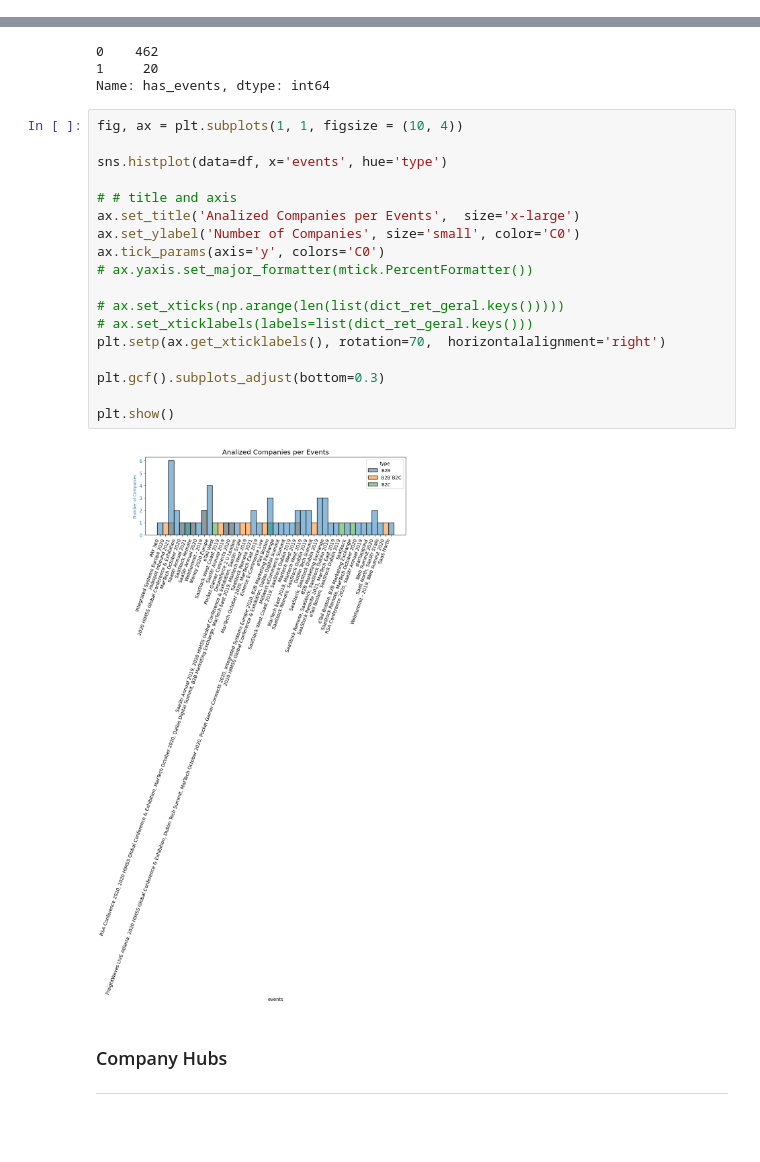
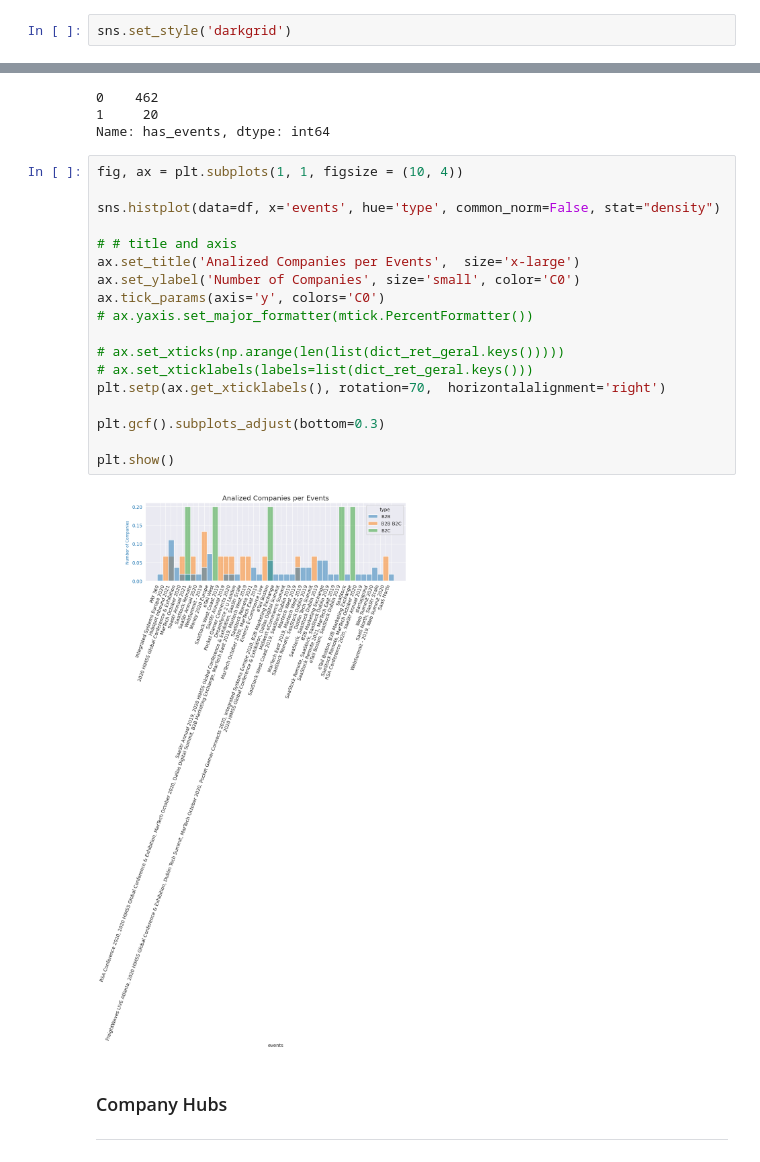
Before and after one commit to cvillela/amplemarket_challenge, a Jupyter notebook: challenge.ipynb, the cells around one changed output, grey strips where cells are left out. Cells and saved outputs as stored; diff of their text form; blank space fills up the shorter version.

```diff
--- a/challenge.ipynb
+++ b/challenge.ipynb
@@ -65,6 +65,8 @@ device_id = torch.cuda.current_device() if torch.cuda.is_available() else -1
 device_id
 # %% [output]
 0
+# %%
+sns.set_style('darkgrid')
 # %% [markdown]
 # Import the Data
 ---
@@ -325,23 +327,23 @@ Name: has_events, dtype: int64
 # %%
 fig, ax = plt.subplots(1, 1, figsize = (10, 4))
 
-sns.histplot(data=df, x='events', hue='type')
+sns.histplot(data=df, x='events', hue='type', common_norm=False, stat="density")
 
 # # title and axis
 ax.set_title('Analized Companies per Events',  size='x-large')
 ax.set_ylabel('Number of Companies', size='small', color='C0')
 ax.tick_params(axis='y', colors='C0')
 # ax.yaxis.set_major_formatter(mtick.PercentFormatter())
 
 # ax.set_xticks(np.arange(len(list(dict_ret_geral.keys()))))
 # ax.set_xticklabels(labels=list(dict_ret_geral.keys()))
 plt.setp(ax.get_xticklabels(), rotation=70,  horizontalalignment='right')
 
 plt.gcf().subplots_adjust(bottom=0.3)
 
 plt.show()
 # %% [output]
-[figure, old version]
+[figure, new version]
 # %% [markdown]
 ### Company Hubs
 ---
```
Also changed, not shown: parts of 53 cells of this notebook.
